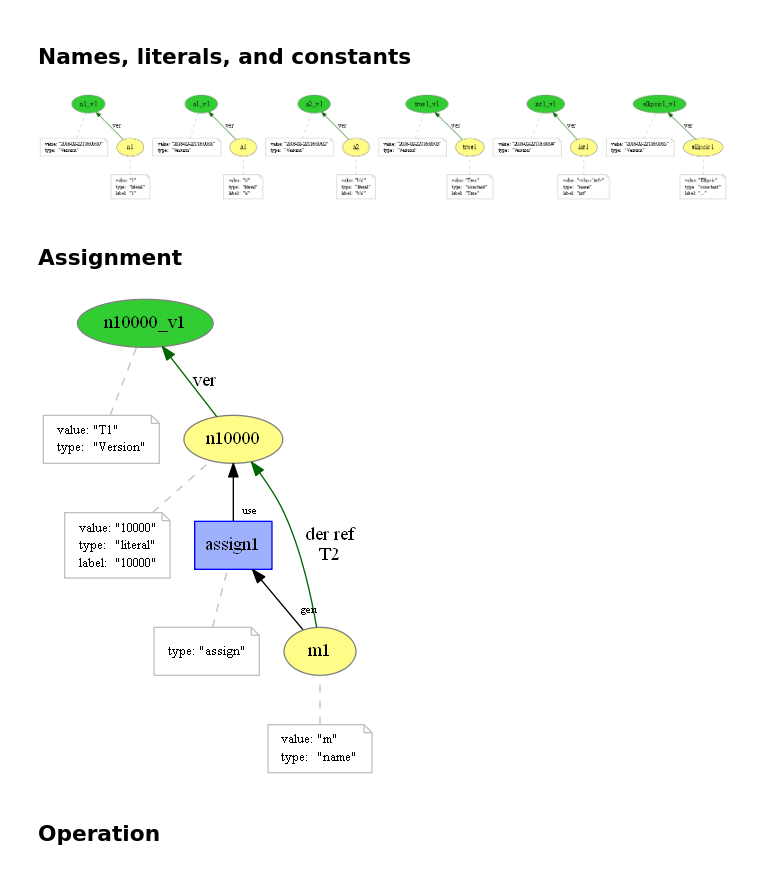
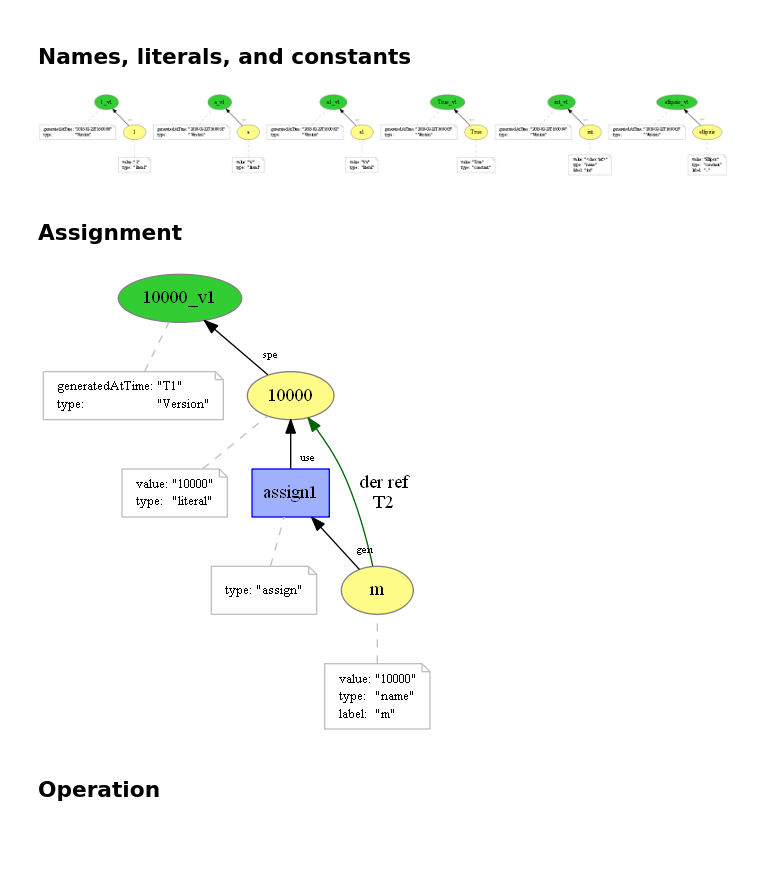
Before and after one commit to dew-uff/versioned-prov, a Jupyter notebook: notebooks/[Explicit-Versioned-PROV] Mapping.ipynb, the cells around one changed output. Cells and saved outputs as stored; diff of their text form; code cells hidden in the pictures; blank space fills up the shorter version.

Commit message:
Update explicit-versioned-prov to simplify notation and use PROV relationships instead of new ones

```diff
--- a/notebooks/[Explicit-Versioned-PROV] Mapping.ipynb
+++ b/notebooks/[Explicit-Versioned-PROV] Mapping.ipynb
@@ -11,47 +11,47 @@ import explicit_versioned_prov
 ## Names, literals, and constants
 # %%
 %%provn -o ../explicit_versioned/names -e png svg pdf provn
-entity(n1, [value="1", type="literal", label="1"])
-entity(n1_v1, [value="2018-02-22T16:00:00", type="Version"])
-hadVersion(n1, n1_v1)
+entity(1, [value="1", type="literal"])
+entity(1_v1, [generatedAtTime="2018-02-22T16:00:00", type="Version"])
+specializationOf(1, 1_v1)
 
-entity(a1, [value="'a'", type="literal", label="'a'"])
-entity(a1_v1, [value="2018-02-22T16:00:01", type="Version"])
-hadVersion(a1, a1_v1)
+entity(a, [value="'a'", type="literal"])
+entity(a_v1, [generatedAtTime="2018-02-22T16:00:01", type="Version"])
+specializationOf(a, a_v1)
 
-entity(a2, [value="b'a'", type="literal", label="b'a'"])
-entity(a2_v1, [value="2018-02-22T16:00:02", type="Version"])
-hadVersion(a2, a2_v1)
+entity(a1, [value="b'a'", type="literal"])
+entity(a1_v1, [generatedAtTime="2018-02-22T16:00:02", type="Version"])
+specializationOf(a1, a1_v1)
 
-entity(true1, [value="True", type="constant", label="True"])
-entity(true1_v1, [value="2018-02-22T16:00:03", type="Version"])
-hadVersion(true1, true1_v1)
+entity(True, [value="True", type="constant"])
+entity(True_v1, [generatedAtTime="2018-02-22T16:00:03", type="Version"])
+specializationOf(True, True_v1)
 
-entity(int1, [value="<class 'int'>", type="name", label="int"])
-entity(int1_v1, [value="2018-02-22T16:00:04", type="Version"])
-hadVersion(int1, int1_v1)
+entity(int, [value="<class 'int'>", type="name", label="int"])
+entity(int_v1, [generatedAtTime="2018-02-22T16:00:04", type="Version"])
+specializationOf(int, int_v1)
 
-entity(ellipsis1, [value="Ellipsis", type="constant", label="..."])
-entity(ellipsis1_v1, [value="2018-02-22T16:00:05", type="Version"])
-hadVersion(ellipsis1, ellipsis1_v1)
+entity(ellipsis, [value="Ellipsis", type="constant", label="..."])
+entity(ellipsis_v1, [generatedAtTime="2018-02-22T16:00:05", type="Version"])
+specializationOf(ellipsis, ellipsis_v1)
 # %% [output]
-[figure, old version]
+[figure, new version]
 # %% [markdown]
 ## Assignment
 # %%
 %%provn -o ../explicit_versioned/assign -e png svg pdf provn
-entity(n10000, [value="10000", type="literal", label="10000"])
-entity(n10000_v1, [value="T1", type="Version"])
-hadVersion(n10000, n10000_v1)
+entity(10000, [value="10000", type="literal"])
+entity(10000_v1, [generatedAtTime="T1", type="Version"])
+specializationOf(10000, 10000_v1)
 
-entity(m1, [value="m", type="name"])
+entity(m, [value="10000", type="name", label="m"])
 
 activity(assign1, [type="assign"])
-used(u1; assign1, n10000, -)
-wasGeneratedBy(g1; m1, assign1, -)
-referenceDerivedFrom(m1, n10000, assign1, g1, u1, T2)
+used(u1; assign1, 10000, -)
+wasGeneratedBy(g1; m, assign1, -)
+referenceDerivedFrom(m, 10000, assign1, g1, u1, T2)
 # %% [output]
-[figure, old version]
+[figure, new version]
 # %% [markdown]
 ## Operation
 # %%
```
Also changed, not shown: parts of 8 cells of this notebook, 53 other files.
